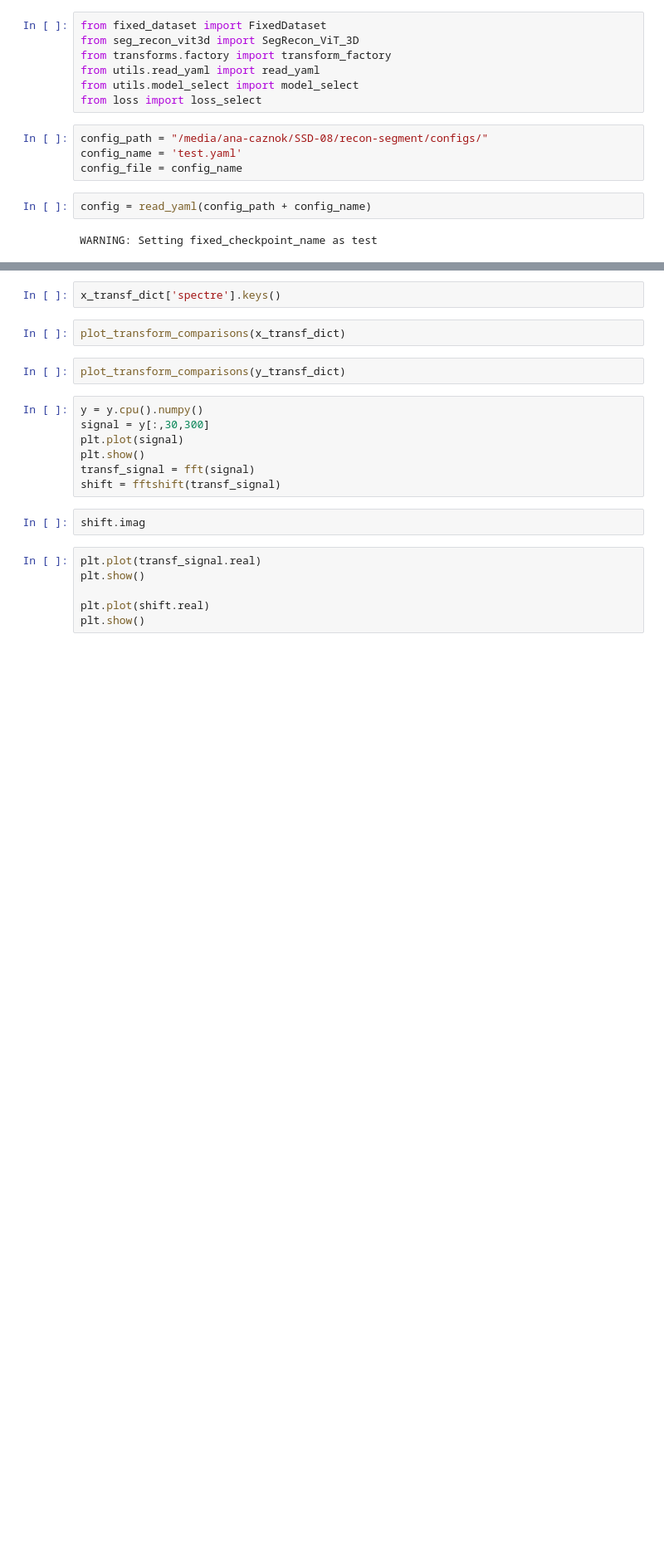
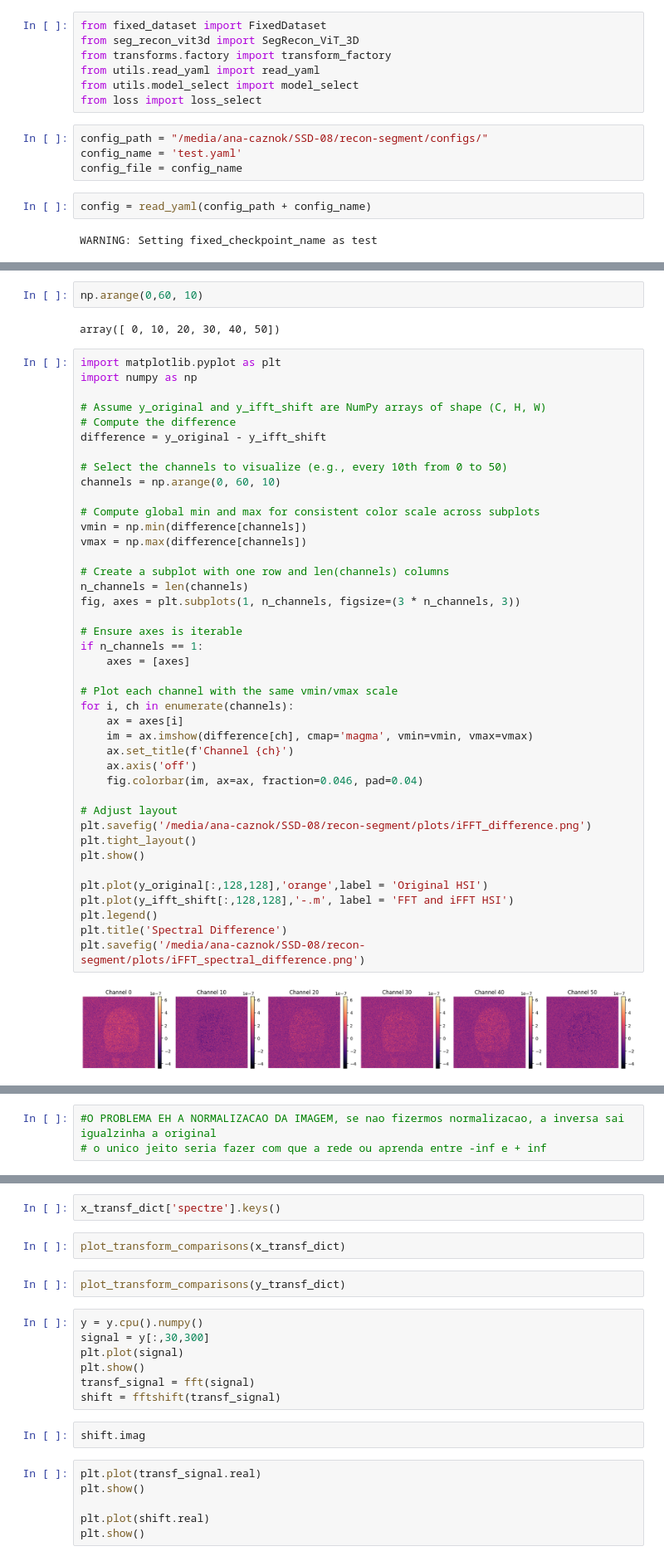
Before and after one commit to ana-caznok/recon-segment, a Jupyter notebook: notebooks/try_train_model.ipynb, the cells around one changed output, grey strips where cells are left out. Shown at 83% size. Saved outputs shown, nothing was run; the diff lists cells and outputs as text; blank space fills up the shorter version.

```diff
--- a/notebooks/try_train_model.ipynb
+++ b/notebooks/try_train_model.ipynb
@@ -99,0 +204,47 @@ torch.Size([61, 1024, 1024])
+# %%
+np.arange(0,60, 10)
+# %% [output]
+array([ 0, 10, 20, 30, 40, 50])
+# %%
+import matplotlib.pyplot as plt
+import numpy as np
+
+# Assume y_original and y_ifft_shift are NumPy arrays of shape (C, H, W)
+# Compute the difference
+difference = y_original - y_ifft_shift
+
+# Select the channels to visualize (e.g., every 10th from 0 to 50)
+channels = np.arange(0, 60, 10)
+
+# Compute global min and max for consistent color scale across subplots
+vmin = np.min(difference[channels])
+vmax = np.max(difference[channels])
+
+# Create a subplot with one row and len(channels) columns
+n_channels = len(channels)
+fig, axes = plt.subplots(1, n_channels, figsize=(3 * n_channels, 3))
+
+# Ensure axes is iterable
+if n_channels == 1:
+    axes = [axes]
+
+# Plot each channel with the same vmin/vmax scale
+for i, ch in enumerate(channels):
+    ax = axes[i]
+    im = ax.imshow(difference[ch], cmap='magma', vmin=vmin, vmax=vmax)
+    ax.set_title(f'Channel {ch}')
+    ax.axis('off')
+    fig.colorbar(im, ax=ax, fraction=0.046, pad=0.04)
+
+# Adjust layout
+plt.savefig('/media/ana-caznok/SSD-08/recon-segment/plots/iFFT_difference.png')
+plt.tight_layout()
+plt.show()
+
+plt.plot(y_original[:,128,128],'orange',label = 'Original HSI')
+plt.plot(y_ifft_shift[:,128,128],'-.m', label = 'FFT and iFFT HSI')
+plt.legend()
+plt.title('Spectral Difference')
+plt.savefig('/media/ana-caznok/SSD-08/recon-segment/plots/iFFT_spectral_difference.png')
+# %% [output]
+[figure, added]
@@ -99,0 +252,3 @@ torch.Size([61, 1024, 1024])
+# %%
+#O PROBLEMA EH A NORMALIZACAO DA IMAGEM, se nao fizermos normalizacao, a inversa sai igualzinha a original
+# o unico jeito seria fazer com que a rede ou aprenda entre -inf e + inf
```
Also changed, not shown: parts of 36 cells of this notebook, 12 other files.
